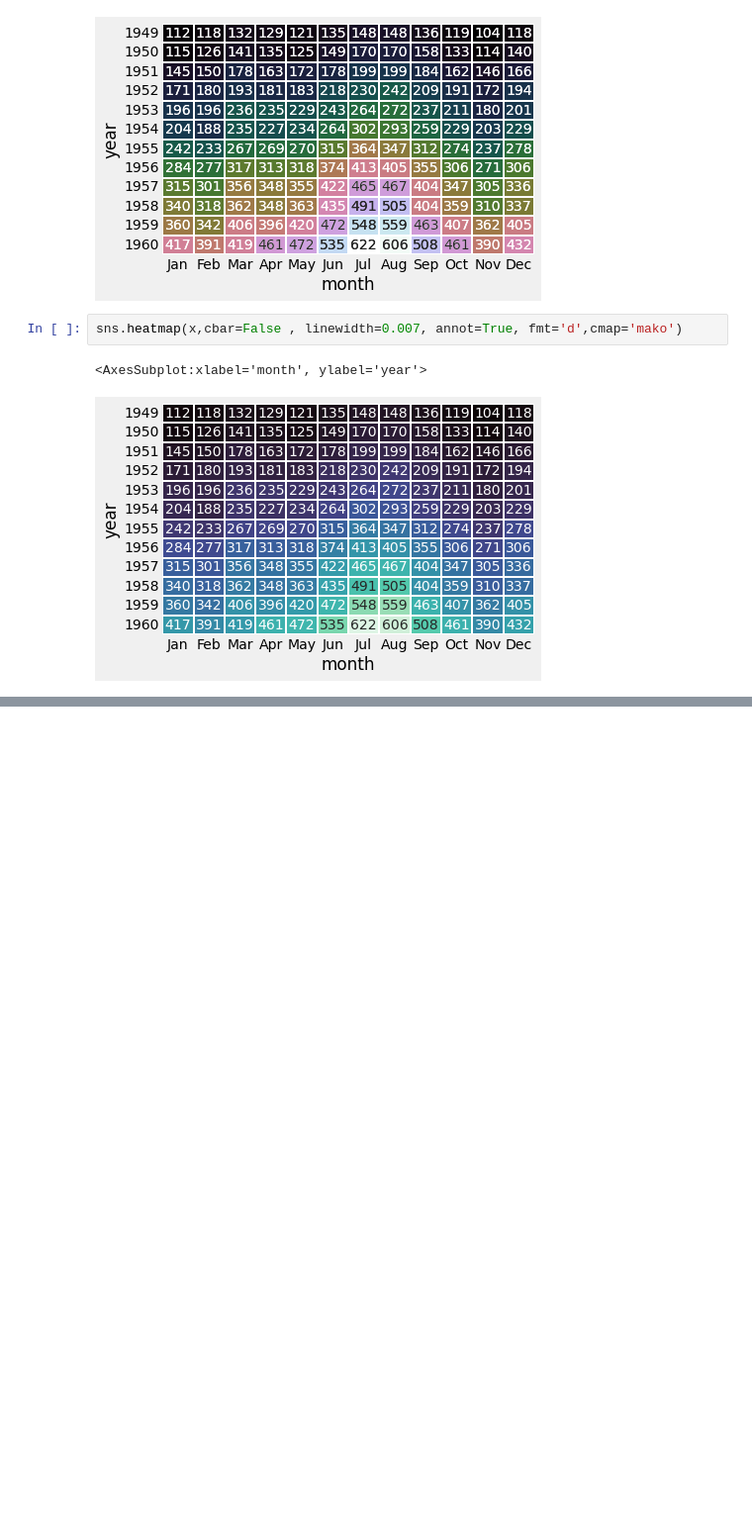
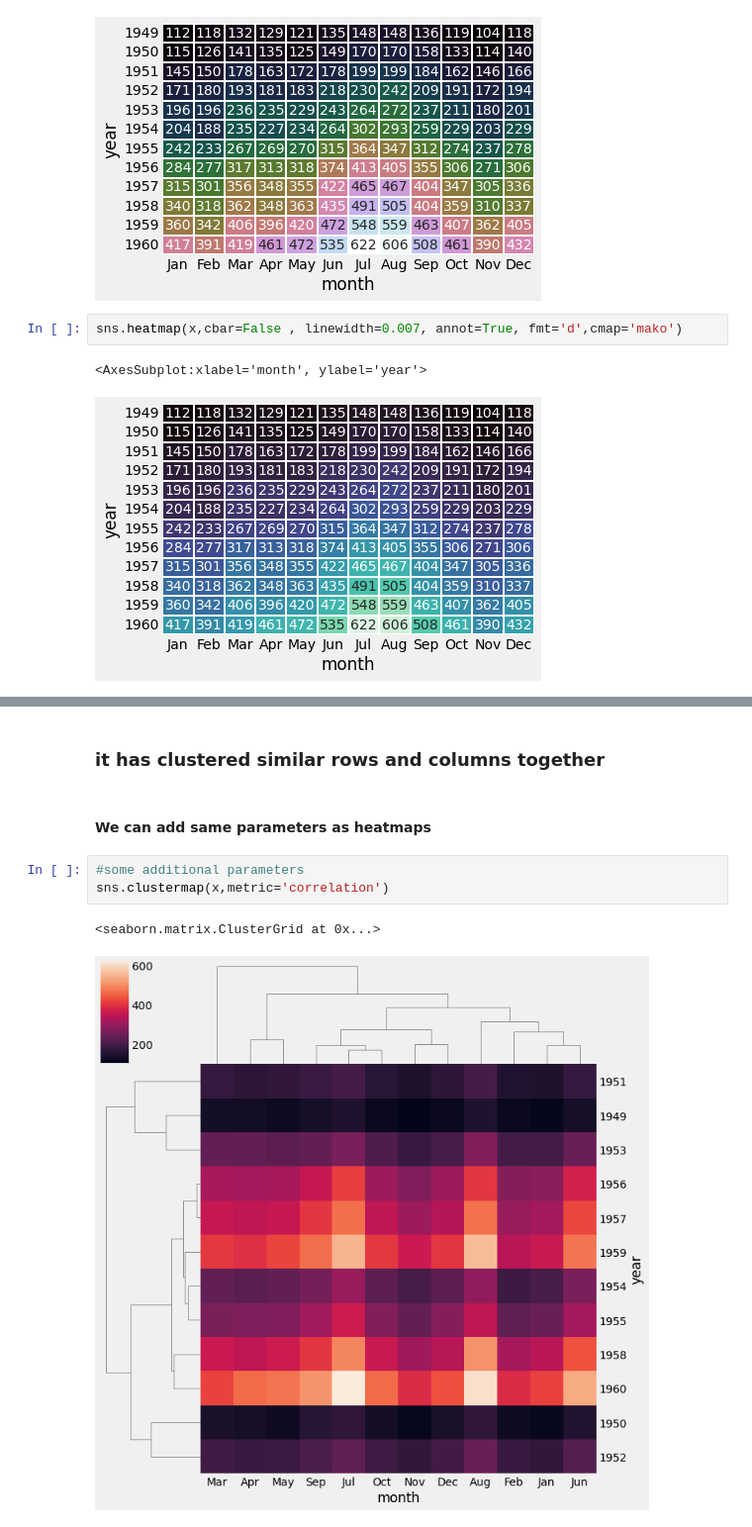
Before and after one commit to Hamza-Tahirr/Seaborn, a Jupyter notebook: Seaborn .ipynb, the cells around one changed output, grey strips where cells are left out. Shown at 99% size. Saved outputs shown, nothing was run; the diff lists cells and outputs as text; blank space fills up the shorter version.

```diff
--- a/Seaborn .ipynb
+++ b/Seaborn .ipynb
@@ -326,0 +338,10 @@ sns.heatmap(x,cbar=False , linewidth=0.007, annot=True, fmt='d',cmap='mako')
+# %% [markdown]
+### it has clustered similar rows and columns together
+# %% [markdown]
+#### We can add same parameters as heatmaps
+# %%
+#some additional parameters
+sns.clustermap(x,metric='correlation')
+# %% [output]
+<seaborn.matrix.ClusterGrid at 0x...>
+[figure, added]
```
Also changed, not shown: parts of 12 cells of this notebook.
